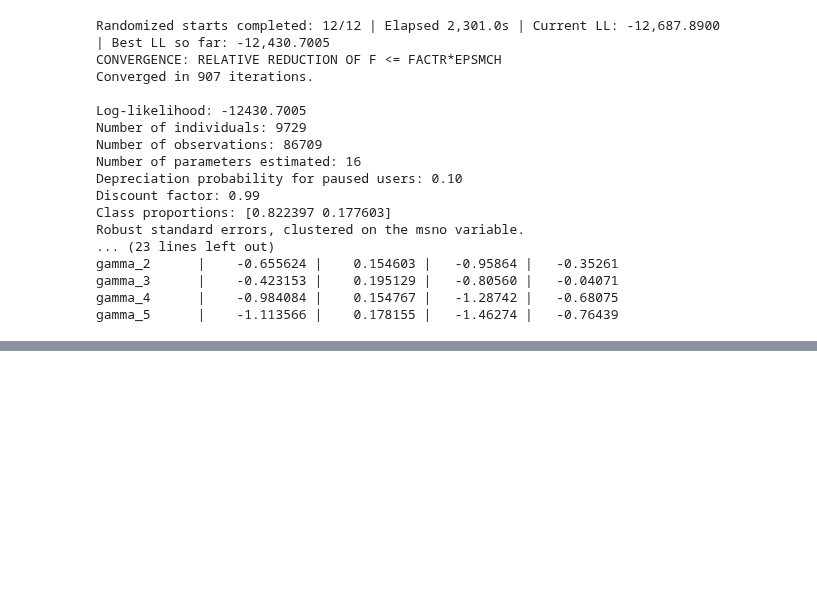
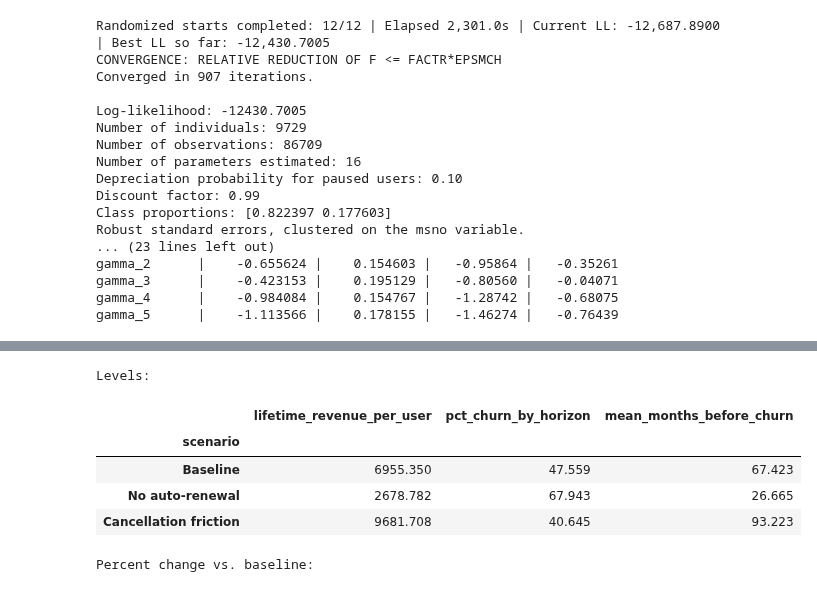
Before and after one commit to thom-li/gsbgen641code, a Jupyter notebook: project/estimation.ipynb, the cells around one changed output, grey strips where cells are left out. Drawn from its saved outputs; the diff is of its cells as text; code cells hidden in the pictures; blank space fills up the shorter version.

```diff
--- a/project/estimation.ipynb
+++ b/project/estimation.ipynb
@@ -1280,0 +1454,34 @@ gamma_5      |    -1.113566 |    0.178155 |   -1.46274 |   -0.76439
+# %%
+# Baseline
+CCP_base = solve_ccp(build_U_all(theta_hat, R_type_np, p_type_np))
+
+# CF1: eliminate auto-renewal -> R_i = 0 for everyone
+CCP_cf1 = solve_ccp(build_U_all(theta_hat, np.zeros_like(R_type_np), p_type_np))
+
+# CF2: cancellation barrier -> raise eta only on the active-continuation margin
+eta_multiplier = 1.2
+eta_active_cf = theta_hat["eta"] * eta_multiplier
+CCP_cf2 = solve_ccp(build_U_all(theta_hat, R_type_np, p_type_np, eta_active=eta_active_cf))
+
+results = pd.DataFrame([
+    summarize("Baseline", CCP_base),
+    summarize("No auto-renewal", CCP_cf1),
+    summarize(f"Cancellation friction", CCP_cf2),
+]).set_index("scenario")
+
+# Percent change vs baseline
+delta_vs_base = (results / results.loc["Baseline"] - 1.0) * 100.0
+delta_vs_base.columns = [c + "_%chg" for c in results.columns]
+
+print("Levels:")
+display(results.round(3))
+print("\nPercent change vs. baseline:")
+display(delta_vs_base.round(2))
+# %% [output]
+Levels:
+|  | lifetime_revenue_per_user | pct_churn_by_horizon | mean_months_before_churn |
+| scenario |  |  |  |
+| Baseline | 6955.350 | 47.559 | 67.423 |
+| No auto-renewal | 2678.782 | 67.943 | 26.665 |
+| Cancellation friction | 9681.708 | 40.645 | 93.223 |
+Percent change vs. baseline:
```
Also changed, not shown: parts of 8 cells of this notebook, 2 other files.
